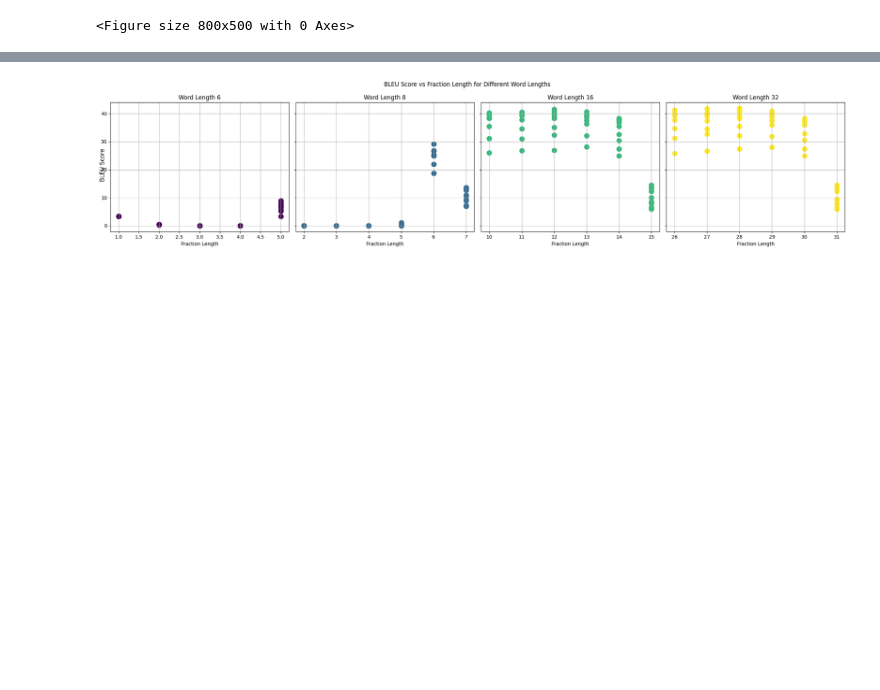
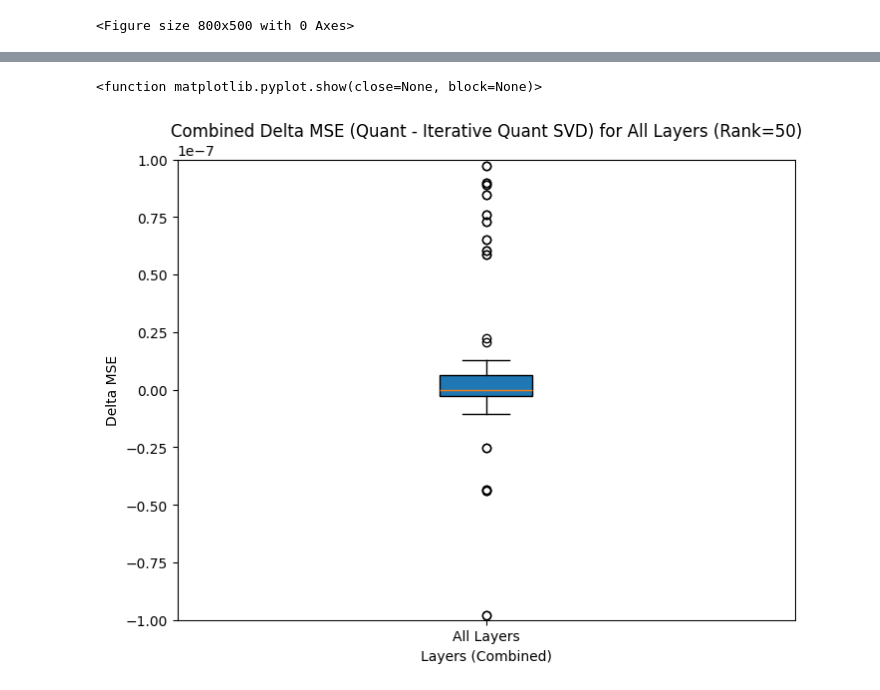
Before and after one commit to justinhuang666666/Approximate-Matrix-Vector-Multiplication, a Jupyter notebook: simulation_result/simulation_quant.ipynb, the cells around one changed output, grey strips where cells are left out. Cells and saved outputs as stored; diff of their text form; code cells hidden in the pictures; blank space fills up the shorter version.

```diff
--- a/simulation_result/simulation_quant.ipynb
+++ b/simulation_result/simulation_quant.ipynb
@@ -459,51 +405,24 @@ plt.show()
-# %%
-import matplotlib.pyplot as plt
-import matplotlib.cm as cm
-import pandas as pd
-
-# Load the data
-svd_data1 = pd.read_csv('svd_quantization_results1.csv')
-
-# Define the word lengths to plot
-word_lengths = [6, 8, 16, 32]
-
-# Generate a colormap with Viridis
-viridis = cm.get_cmap('viridis', len(word_lengths))
-
-# Set up the subplot grid
-fig, axes = plt.subplots(1, len(word_lengths), figsize=(22, 5), sharey=True)
-
-# Create a scatter plot for each word length
-for idx, wl in enumerate(word_lengths):
-    # Select the current axis for plotting
-    ax = axes[idx]
-
-    # Filter the data for the current word length
-    svd_data1_wl = svd_data1[(svd_data1['Word Length'] == wl)]
-
-    # Scatter plot for the current word length
-    ax.scatter(
-        svd_data1_wl['Fraction Length'],
-        svd_data1_wl['BLEU Score'],
-        s=100,
-        marker='o',
-        color=viridis(idx / len(word_lengths)),
-        label=f'Word Length {wl}'
-    )
-
-    # Set labels and title for each subplot
-    ax.set_title(f'Word Length {wl}')
-    ax.set_xlabel('Fraction Length')
-    ax.grid(True)
-
-# Set a common ylabel for all subplots
-fig.supylabel('BLEU Score')
-
-# Set a common title for the entire figure
-fig.suptitle('BLEU Score vs Fraction Length for Different Word Lengths')
-
-# Show the plot
-plt.tight_layout()  # Adjust layout to accommodate title
-plt.show()
-# %% [output]
-[figure, removed]
+# %%
+import pandas as pd
+import matplotlib.pyplot as plt
+
+# Load the CSV data
+svd_mse = pd.read_csv('svd_quantization_results_mse1.csv')
+
+# Initialize a list to store combined MSE values across all layers with Rank=50
+mse = []
+for layer in range(1, 7):
+    mse_layer = svd_mse[svd_mse["Rank"] == 50][f"Delta MSE (Quant - Iterative Quant SVD) - Layer {layer}"]
+    mse.extend(mse_layer.values)  # Append each layer's values to the combined list
+
+# Create a box plot for the combined MSE across all layers
+plt.figure(figsize=(8, 6))
+plt.boxplot(mse, vert=True, patch_artist=True, labels=['All Layers'])
+plt.title('Delta MSE (Quant - Iterative Quant SVD)\nRank=50')
+plt.xlabel('Layers (Combined)')
+plt.ylabel('Delta MSE')
+plt.ylim([-0.0000001,0.0000001])
+plt.show
+# %% [output]
+<function matplotlib.pyplot.show(close=None, block=None)>
+[figure, added]
```
Also changed, not shown: parts of 2 cells of this notebook, 3 other files.
